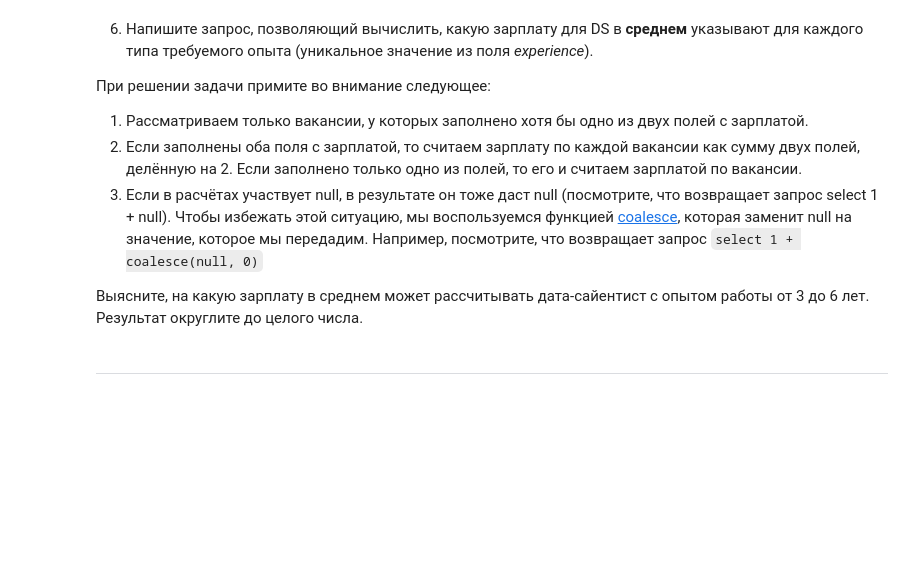
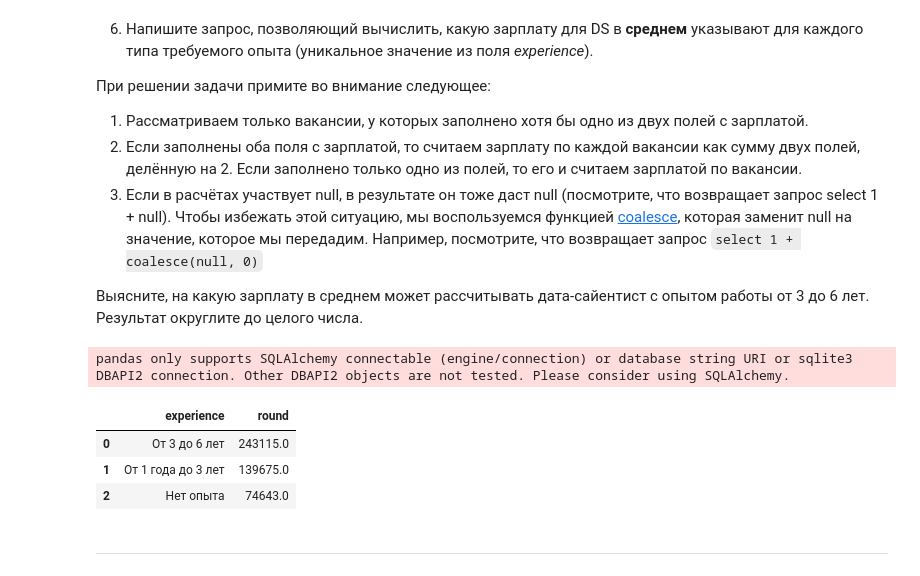
Before and after one commit to Alex1990opac/project_2, a Jupyter notebook: Project_2_Ноутбук_шаблон.ipynb, the cells around one changed output. Saved outputs shown, nothing was run; the diff lists cells and outputs as text; code cells hidden in the pictures; blank space fills up the shorter version.

```diff
--- a/Project_2_Ноутбук_шаблон.ipynb
+++ b/Project_2_Ноутбук_шаблон.ipynb
@@ -634,8 +633,33 @@ pandas only supports SQLAlchemy connectable (engine/connection) or database stri
 Выясните, на какую зарплату в среднем может рассчитывать дата-сайентист с опытом работы от 3 до 6 лет. Результат округлите до целого числа.
 # %%
 # текст запроса
+query = f'''  with table_1 as (select *
+    from public.VACANCIES as v
+    where (lower(v.name)  like  '%data_science%')
+    or (lower(v.name) like '%data_scientist%' )
+    or (lower(v.name) like 'исследователь_данных%')
+    or (v.name LIKE '%ML%' and v.name NOT ILIKE '%HTML%')
+    or (lower(v.name) like '%machine_learning%')
+    or (lower(v.name) like '%машинн%обучен%'))
+
+    select  distinct t.experience,
+    round(avg(coalesce((t.salary_from + t.salary_to)/2,t.salary_from,t.salary_to)))
+    from table_1 as t
+    where t.salary_to is not null or t.salary_from is not null
+    group by 1
+    '''
 # %%
 # результат запроса
+df= pd.read_sql_query(query,connection)
+
+display(df)
+connection.close()
+# %% [output]
+pandas only supports SQLAlchemy connectable (engine/connection) or database string URI or sqlite3 DBAPI2 connection. Other DBAPI2 objects are not tested. Please consider using SQLAlchemy.
+|  | experience | round |
+| 0 | От 3 до 6 лет | 243115.0 |
+| 1 | От 1 года до 3 лет | 139675.0 |
+| 2 | Нет опыта | 74643.0 |
 # %% [markdown]
 ***
 # %%
```
Also changed, not shown: parts of 1 cell of this notebook.
